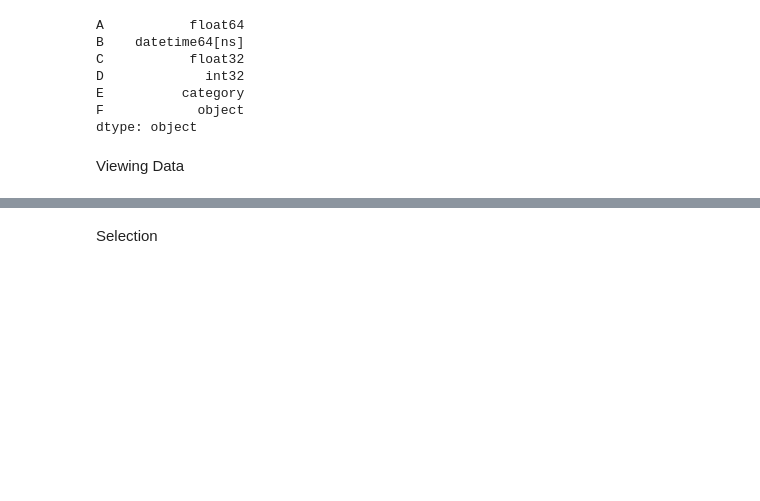
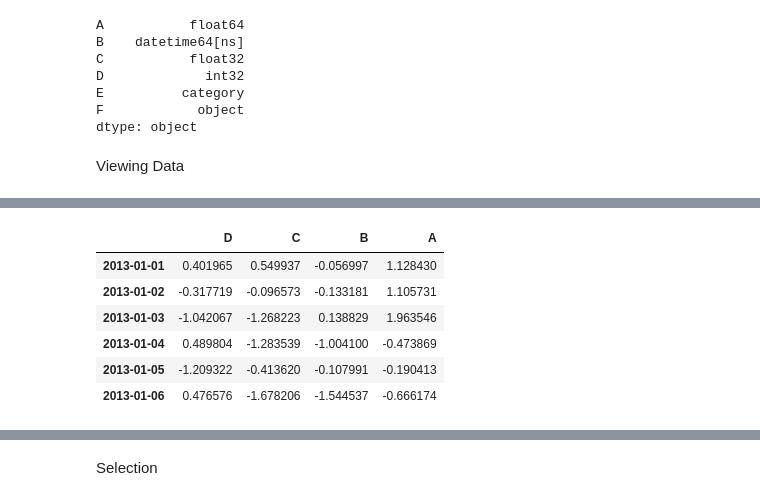
Before and after one commit to caiquemiranda/studies-pandas-II, a Jupyter notebook: min.ipynb, the cells around one changed output, grey strips where cells are left out. Cells and saved outputs as stored; diff of their text form; code cells hidden in the pictures; blank space fills up the shorter version.

```diff
--- a/min.ipynb
+++ b/min.ipynb
@@ -78,4 +126,12 @@ df.describe()
 # %%
-df.Tdf.sort_index(axis=1, ascending=False)
+df.sort_index(axis=1, ascending=False)
+# %% [output]
+|  | D | C | B | A |
+| 2013-01-01 | 0.401965 | 0.549937 | -0.056997 | 1.128430 |
+| 2013-01-02 | -0.317719 | -0.096573 | -0.133181 | 1.105731 |
+| 2013-01-03 | -1.042067 | -1.268223 | 0.138829 | 1.963546 |
+| 2013-01-04 | 0.489804 | -1.283539 | -1.004100 | -0.473869 |
+| 2013-01-05 | -1.209322 | -0.413620 | -0.107991 | -0.190413 |
+| 2013-01-06 | 0.476576 | -1.678206 | -1.544537 | -0.666174 |
 # %%
 df.sort_values(by='B')
```
Also changed, not shown: parts of 56 cells of this notebook.
